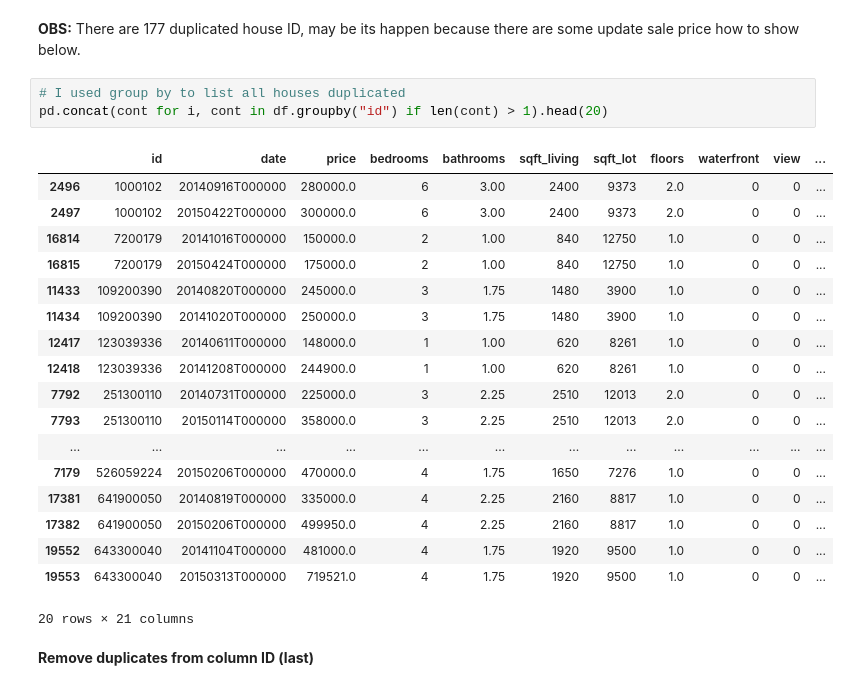
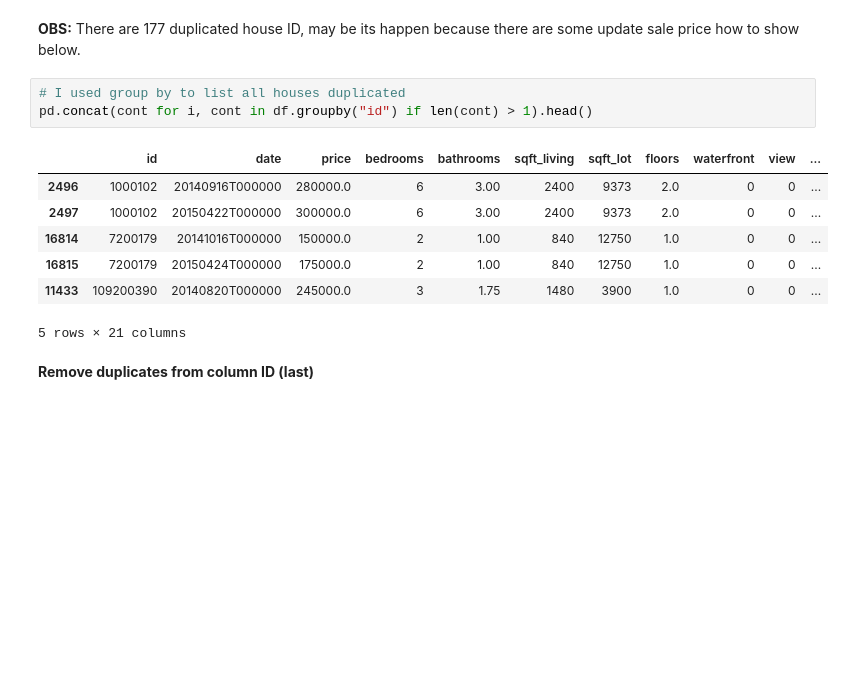
Before and after one commit to TiagoSolon/House_Rocket_Sales, a Jupyter notebook: Aula_02.ipynb, the cells around one changed output. Cells and saved outputs as stored; diff of their text form; blank space fills up the shorter version.

```diff
--- a/Aula_02.ipynb
+++ b/Aula_02.ipynb
@@ -86,26 +86,15 @@ Name: id, dtype: int64
 **OBS:** There are 177 duplicated house ID, may be its happen because there are some update sale price how to show below.
 # %%
 # I used group by to list all houses duplicated
-pd.concat(cont for i, cont in df.groupby("id") if len(cont) > 1).head(20)
+pd.concat(cont for i, cont in df.groupby("id") if len(cont) > 1).head()
 # %% [output]
 |  | id | date | price | bedrooms | bathrooms | sqft_living | sqft_lot | floors | waterfront | view | ... |
 | 2496 | 1000102 | 20140916T000000 | 280000.0 | 6 | 3.00 | 2400 | 9373 | 2.0 | 0 | 0 | ... |
 | 2497 | 1000102 | 20150422T000000 | 300000.0 | 6 | 3.00 | 2400 | 9373 | 2.0 | 0 | 0 | ... |
 | 16814 | 7200179 | 20141016T000000 | 150000.0 | 2 | 1.00 | 840 | 12750 | 1.0 | 0 | 0 | ... |
 | 16815 | 7200179 | 20150424T000000 | 175000.0 | 2 | 1.00 | 840 | 12750 | 1.0 | 0 | 0 | ... |
 | 11433 | 109200390 | 20140820T000000 | 245000.0 | 3 | 1.75 | 1480 | 3900 | 1.0 | 0 | 0 | ... |
-| 11434 | 109200390 | 20141020T000000 | 250000.0 | 3 | 1.75 | 1480 | 3900 | 1.0 | 0 | 0 | ... |
-| 12417 | 123039336 | 20140611T000000 | 148000.0 | 1 | 1.00 | 620 | 8261 | 1.0 | 0 | 0 | ... |
-| 12418 | 123039336 | 20141208T000000 | 244900.0 | 1 | 1.00 | 620 | 8261 | 1.0 | 0 | 0 | ... |
-| 7792 | 251300110 | 20140731T000000 | 225000.0 | 3 | 2.25 | 2510 | 12013 | 2.0 | 0 | 0 | ... |
-| 7793 | 251300110 | 20150114T000000 | 358000.0 | 3 | 2.25 | 2510 | 12013 | 2.0 | 0 | 0 | ... |
-| ... | ... | ... | ... | ... | ... | ... | ... | ... | ... | ... | ... |
-| 7179 | 526059224 | 20150206T000000 | 470000.0 | 4 | 1.75 | 1650 | 7276 | 1.0 | 0 | 0 | ... |
-| 17381 | 641900050 | 20140819T000000 | 335000.0 | 4 | 2.25 | 2160 | 8817 | 1.0 | 0 | 0 | ... |
-| 17382 | 641900050 | 20150206T000000 | 499950.0 | 4 | 2.25 | 2160 | 8817 | 1.0 | 0 | 0 | ... |
-| 19552 | 643300040 | 20141104T000000 | 481000.0 | 4 | 1.75 | 1920 | 9500 | 1.0 | 0 | 0 | ... |
-| 19553 | 643300040 | 20150313T000000 | 719521.0 | 4 | 1.75 | 1920 | 9500 | 1.0 | 0 | 0 | ... |
-20 rows × 21 columns
+5 rows × 21 columns
 # %% [markdown]
 **Remove duplicates from column ID (last)**
 # %%
```
Also changed, not shown: parts of 80 cells of this notebook, 3 other files.
